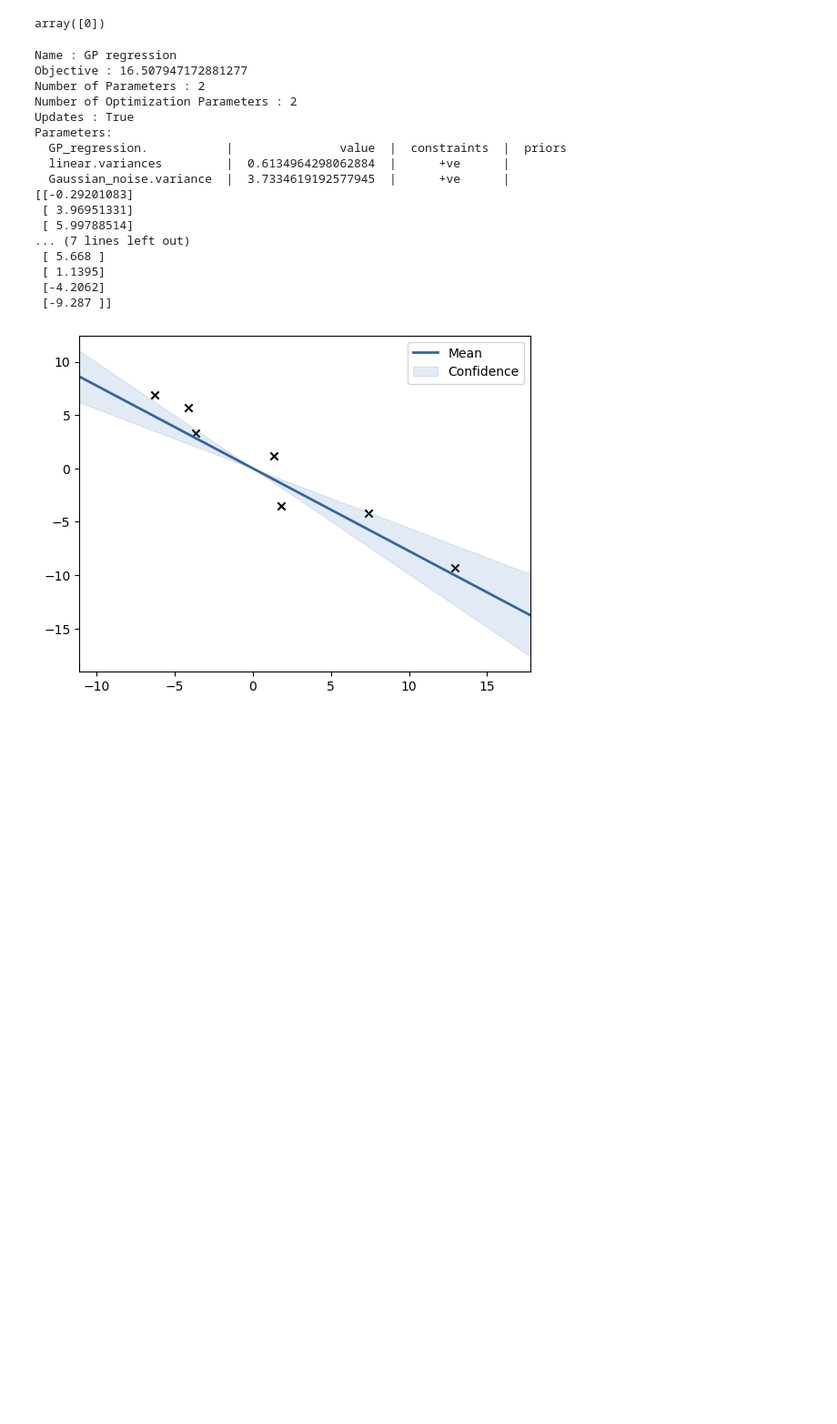
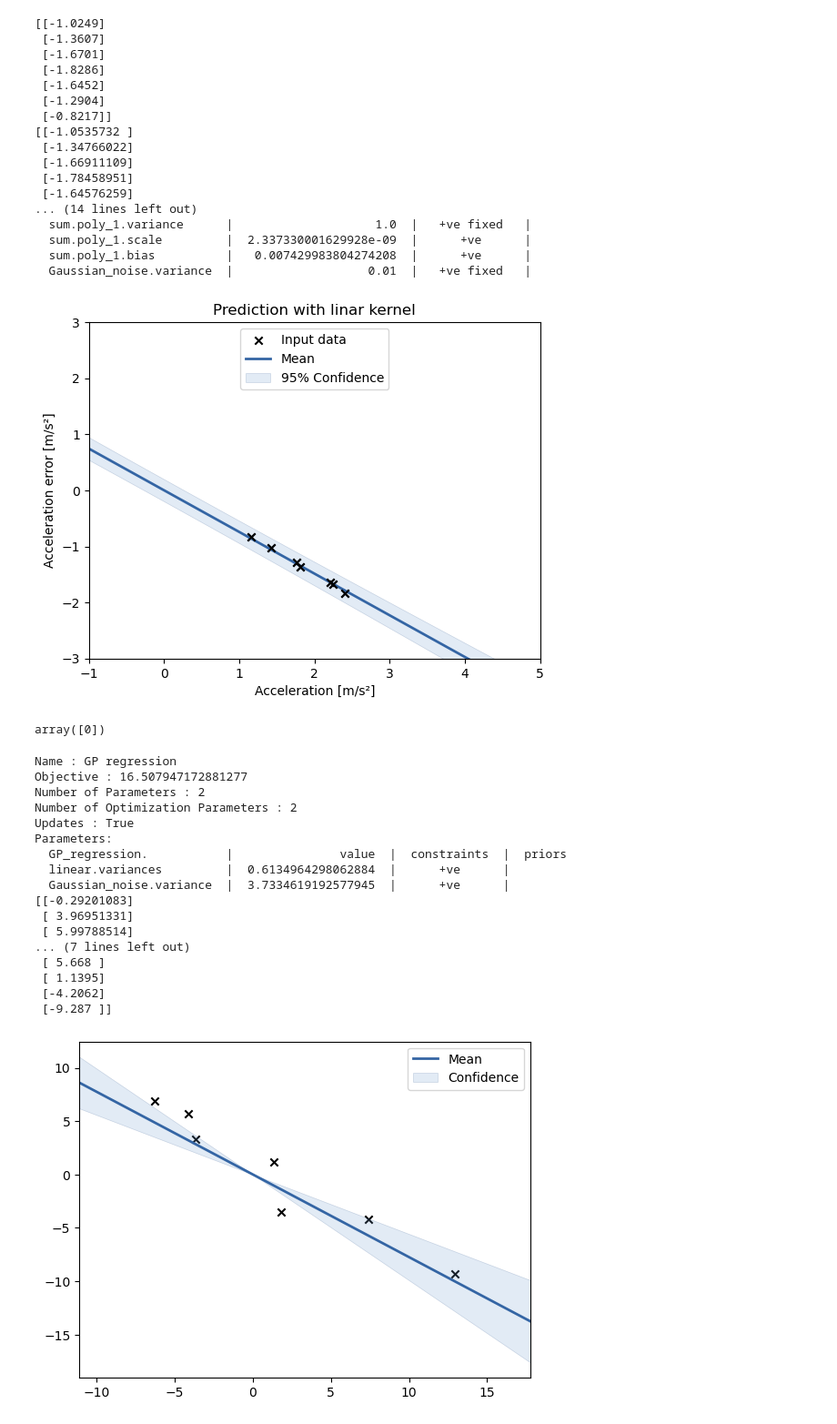
Before and after one commit to maxpape/drone_mt_ros2, a Jupyter notebook: ros/src/px4_ros_com/src/examples/offboard_py/gpy_performance_test.ipynb, the cells around one changed output. Shown: that part at 91% size. Saved outputs shown, nothing was run; the diff lists cells and outputs as text; code cells hidden in the pictures; blank space fills up the shorter version.

```diff
--- a/ros/src/px4_ros_com/src/examples/offboard_py/gpy_performance_test.ipynb
+++ b/ros/src/px4_ros_com/src/examples/offboard_py/gpy_performance_test.ipynb
@@ -131,7 +227,7 @@ def gp_lin(x_lim,y_lim):
     ax.legend(['Input data', 'Mean', '95% Confidence'], loc='upper center')
     ax.set_title('Prediction with linar kernel')
     ax.set_ylim(y_lim)
-    fig.savefig('gp_acc_acc_linear_kernel.pdf', format='pdf')
+    #fig.savefig('gp_acc_acc_linear_kernel.pdf', format='pdf',bbox_inches='tight',pad_inches=0)
 
 def gp_rbf(x_lim,y_lim):
 
@@ -157,9 +253,9 @@ def gp_rbf(x_lim,y_lim):
     ax.legend(['Input data', 'Mean', '95% Confidence'], loc='upper center')
     ax.set_title('Prediction with RBF kernel')
     ax.set_ylim(y_lim)
-    fig.savefig('gp_acc_acc_rbf_kernel.pdf', format='pdf')
+    #fig.savefig('gp_acc_acc_rbf_kernel.pdf', format='pdf',bbox_inches='tight',pad_inches=0)
 
-x_lim = (-1,5)
+x_lim = (-3,3)
 y_lim = (-3,3)
 gp_lin(x_lim,y_lim)
 gp_rbf(x_lim,y_lim)
@@ -169,3 +265,56 @@ gp_rbf(x_lim,y_lim)
+# %%
+k1 = GPy.kern.Linear(input_dim= 1, active_dims=[0])
+k2 = GPy.kern.Poly(input_dim=1, variance=1, order=2, scale=40, bias=135, active_dims=[1])
+k3 = GPy.kern.Poly(input_dim=1, variance=1, order=2, scale=40, bias=135, active_dims=[2])
+
+
+
+k2.variance.fix()
+k3.variance.fix()
+
+dim = 0
+x1 = x[:,:3]
+m2 = GPy.models.GPRegression(x1, y, k1+k2+k3)
+m2.Gaussian_noise.variance = 0.01
+m2.Gaussian_noise.variance.fix()
+m2.optimize(optimizer='scg', max_iters=1000)
+
+
+mean, var = m2.predict(x1)
+print(y)
+print(mean)
+
+fig, ax = plt.subplots()
+
+ax.set_xlabel('Acceleration [m/s²]')
+ax.set_ylabel('Acceleration error [m/s²]')
+
+vis_dim = 0
+m2.plot(ax=ax, plot_limits=x_lim, zorder=2, visible_dims=[vis_dim])
+m2.plot_data(ax=ax, zorder=10, visible_dims=[vis_dim])
+ax.legend(['Input data', 'Mean', '95% Confidence'], loc='upper center')
+ax.set_title('Prediction with linar kernel')
+ax.set_ylim(y_lim)
+print(m2)
+# %% [output]
+[[-1.0249]
+ [-1.3607]
+ [-1.6701]
+ [-1.8286]
+ [-1.6452]
+ [-1.2904]
+ [-0.8217]]
+[[-1.0535732 ]
+ [-1.34766022]
+ [-1.66911109]
+ [-1.78458951]
+ [-1.64576259]
+... (14 lines left out)
+  sum.poly_1.variance      |                    1.0  |   +ve fixed   |
+  sum.poly_1.scale         |  2.337330001629928e-09  |      +ve      |
+  sum.poly_1.bias          |   0.007429983804274208  |      +ve      |
+  Gaussian_noise.variance  |                   0.01  |   +ve fixed   |
+[figure, added]
 # %%
 x1 = np.array([[ 1.8163, -0.7765,  2.8477,  2.3214,  3.0905,  2.0754],
                [-3.688 , -0.9609,  2.9662,  2.8543,  2.4592,  3.3608],
```
Also changed, not shown: parts of 4 cells of this notebook, 2 other files.
